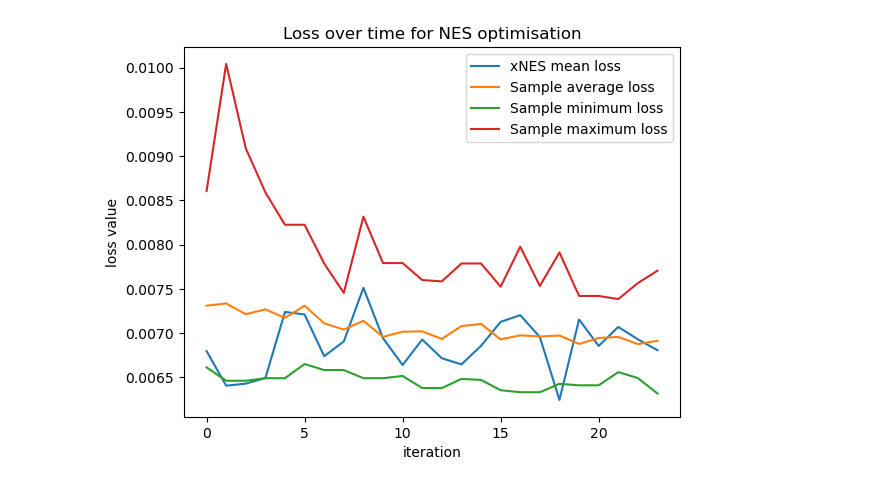
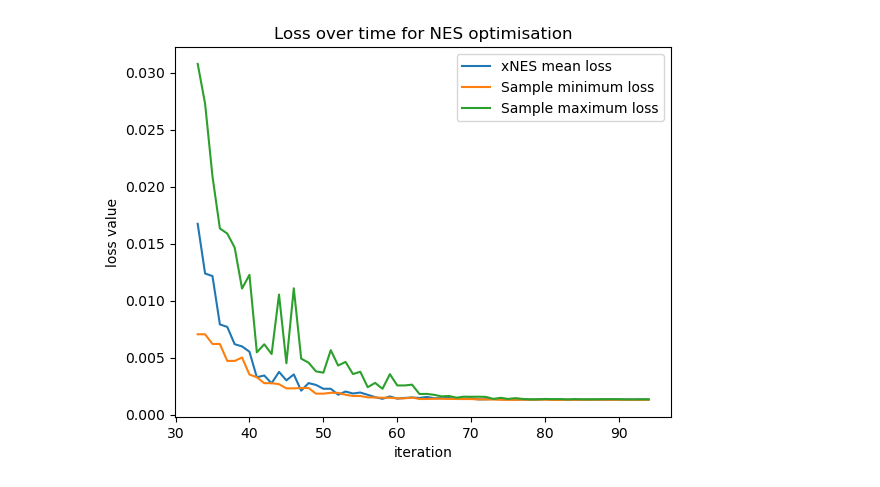
Before and after one commit to paopaoch/Mouse-V1, a Jupyter notebook: plot_scripts/nes_loss_plots.ipynb, the cells around one changed output. Cells and saved outputs as stored; diff of their text form; code cells hidden in the pictures.

```diff
--- a/plot_scripts/nes_loss_plots.ipynb
+++ b/plot_scripts/nes_loss_plots.ipynb
@@ -62,16 +62,16 @@ plt.show()
 # %%
 # plt.figure(figsize=(10,5))
-plt.plot(loss_df["mean"], label="xNES mean loss")
-plt.plot(loss_df["avg_accepted"], label="Sample average loss")
-plt.plot(loss_df["min_accepted"], label="Sample minimum loss")
-plt.plot(loss_df["max_accepted"], label="Sample maximum loss")
+plt.plot(loss_df["mean"][33:], label="xNES mean loss")
+# plt.plot(loss_df["avg_accepted"][33:], label="Sample average loss")
+plt.plot(loss_df["min_accepted"][33:], label="Sample minimum loss")
+plt.plot(loss_df["max_accepted"][33:], label="Sample maximum loss")
 plt.legend()
 plt.xlabel("iteration")
 plt.ylabel("loss value")
 plt.title("Loss over time for NES optimisation")
 plt.show()
 # %% [output]
-[figure, old version]
+[figure, new version]
 # %%
 plt.figure(figsize=(20,5))
 plt.plot(loss_df["mmd"], label="xNES mean MMD loss")
```
Also changed, not shown: parts of 6 cells of this notebook, 5 other files.
